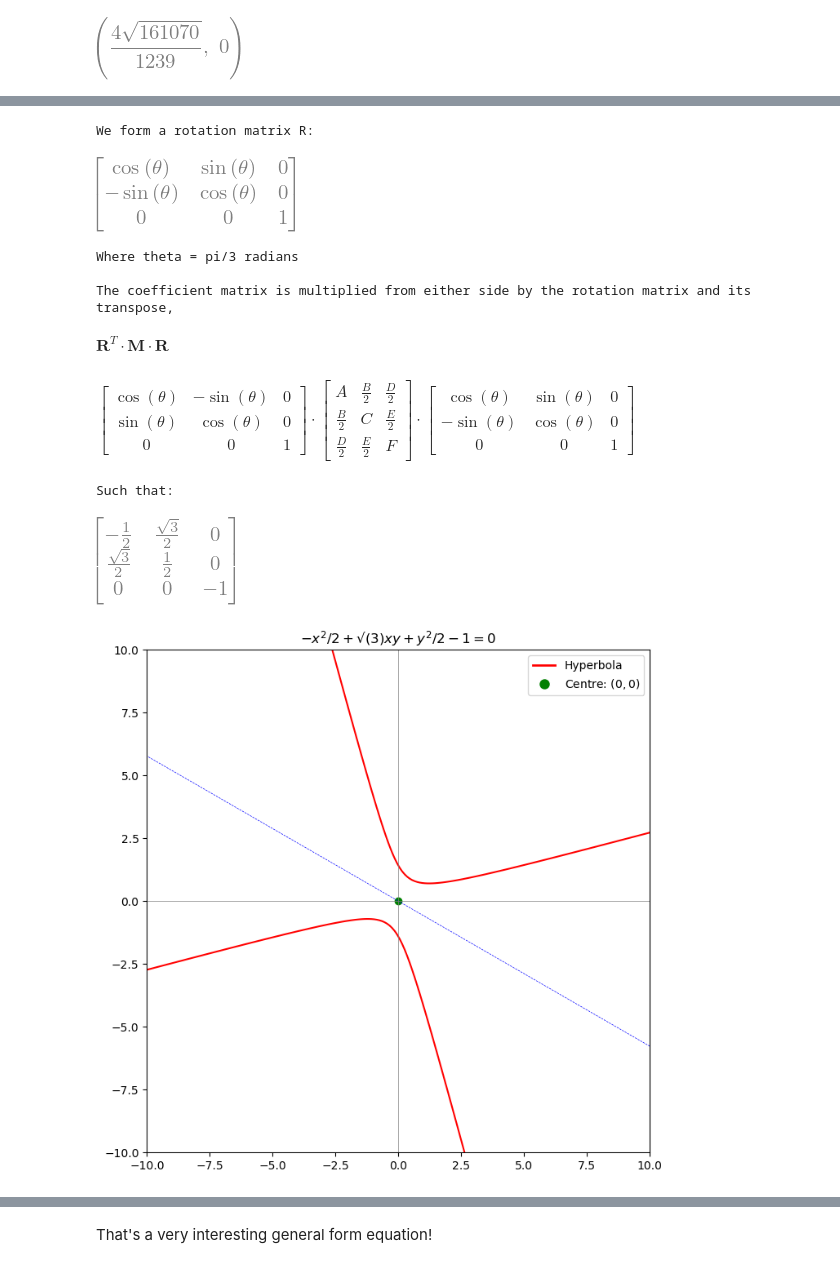
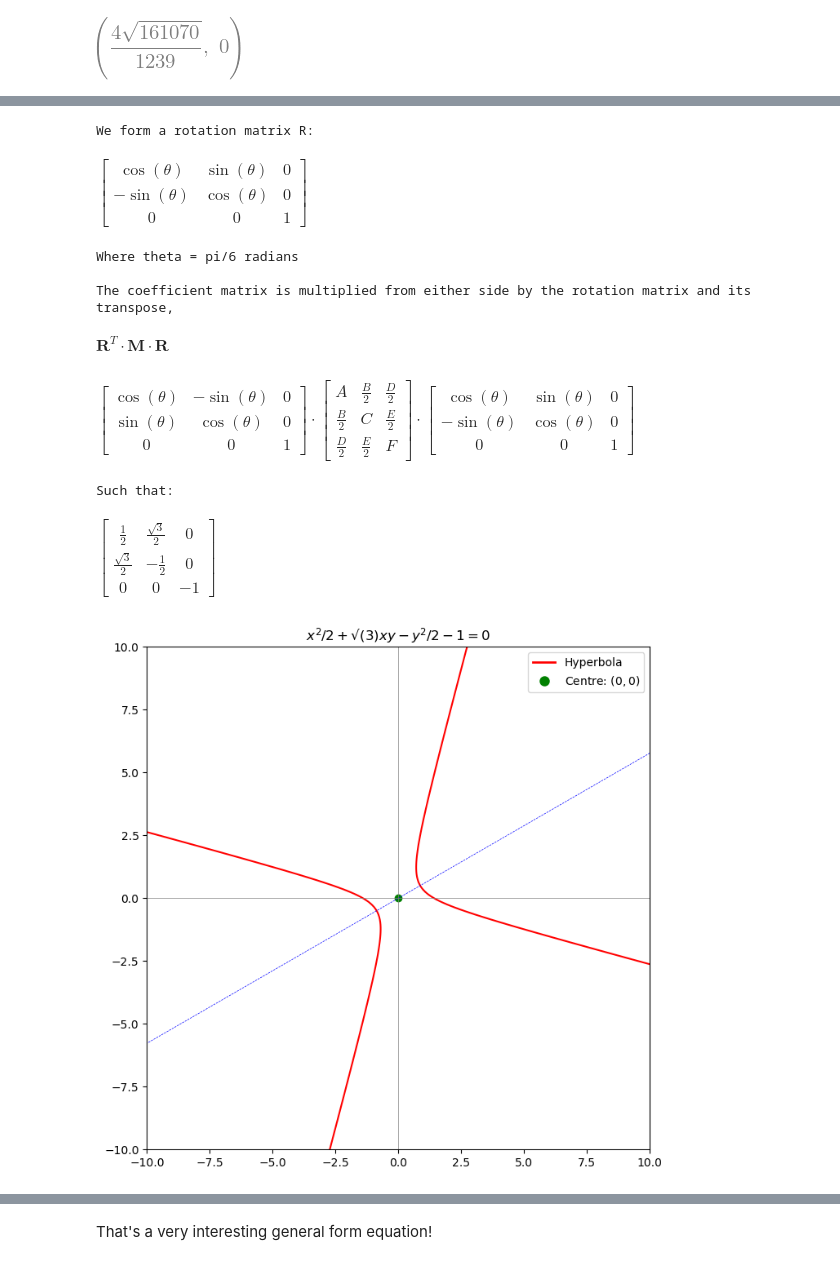
Before and after one commit to pineapple-bois/conic, a Jupyter notebook: Notebooks/Hyperbolas.ipynb, the cells around one changed output, grey strips where cells are left out. Saved outputs shown, nothing was run; the diff lists cells and outputs as text; code cells hidden in the pictures.

Commit message:
Added 'rotate_it' argument

```diff
--- a/Notebooks/Hyperbolas.ipynb
+++ b/Notebooks/Hyperbolas.ipynb
@@ -437,17 +437,17 @@ Equation of transverse axis
 # %%
-test.rotate(display=True, rotate_it=60)
+test.rotate(display=True, rotate_it=30)
 test.plot()
 # %% [output]
 We form a rotation matrix R:
+$\displaystyle \left[\begin{matrix}\cos{\left(\theta \right)} & \sin{\left(\theta \right)} & 0\\- \sin{\left(\theta \right)} & \cos{\left(\theta \right)} & 0\\0 & 0 & 1\end{matrix}\right]$
+Where theta = pi/6 radians
+
+The coefficient matrix is multiplied from either side by the rotation matrix and its transpose,
+$\displaystyle \textbf{R}^T \cdot \textbf{M} \cdot \textbf{R}$
+$\displaystyle \left[\begin{matrix}\cos{\left(\theta \right)} & - \sin{\left(\theta \right)} & 0\\\sin{\left(\theta \right)} & \cos{\left(\theta \right)} & 0\\0 & 0 & 1\end{matrix}\right] \cdot \left[\begin{matrix}A & \frac{B}{2} & \frac{D}{2}\\\frac{B}{2} & C & \frac{E}{2}\\\frac{D}{2} & \frac{E}{2} & F\end{matrix}\right] \cdot \left[\begin{matrix}\cos{\left(\theta \right)} & \sin{\left(\theta \right)} & 0\\- \sin{\left(\theta \right)} & \cos{\left(\theta \right)} & 0\\0 & 0 & 1\end{matrix}\right]$
+Such that:
+$\displaystyle \left[\begin{matrix}\frac{1}{2} & \frac{\sqrt{3}}{2} & 0\\\frac{\sqrt{3}}{2} & - \frac{1}{2} & 0\\0 & 0 & -1\end{matrix}\right]$
-[figure, old version]
+[figure, new version]
-Where theta = pi/3 radians
-
-The coefficient matrix is multiplied from either side by the rotation matrix and its transpose,
-$\displaystyle \textbf{R}^T \cdot \textbf{M} \cdot \textbf{R}$
-$\displaystyle \left[\begin{matrix}\cos{\left(\theta \right)} & - \sin{\left(\theta \right)} & 0\\\sin{\left(\theta \right)} & \cos{\left(\theta \right)} & 0\\0 & 0 & 1\end{matrix}\right] \cdot \left[\begin{matrix}A & \frac{B}{2} & \frac{D}{2}\\\frac{B}{2} & C & \frac{E}{2}\\\frac{D}{2} & \frac{E}{2} & F\end{matrix}\right] \cdot \left[\begin{matrix}\cos{\left(\theta \right)} & \sin{\left(\theta \right)} & 0\\- \sin{\left(\theta \right)} & \cos{\left(\theta \right)} & 0\\0 & 0 & 1\end{matrix}\right]$
-Such that:
-[figure, removed]
-[figure, removed]
 # %%
 test.transverse_axis_line()
 # %% [output]
```
Also changed, not shown: parts of 10 cells of this notebook.
